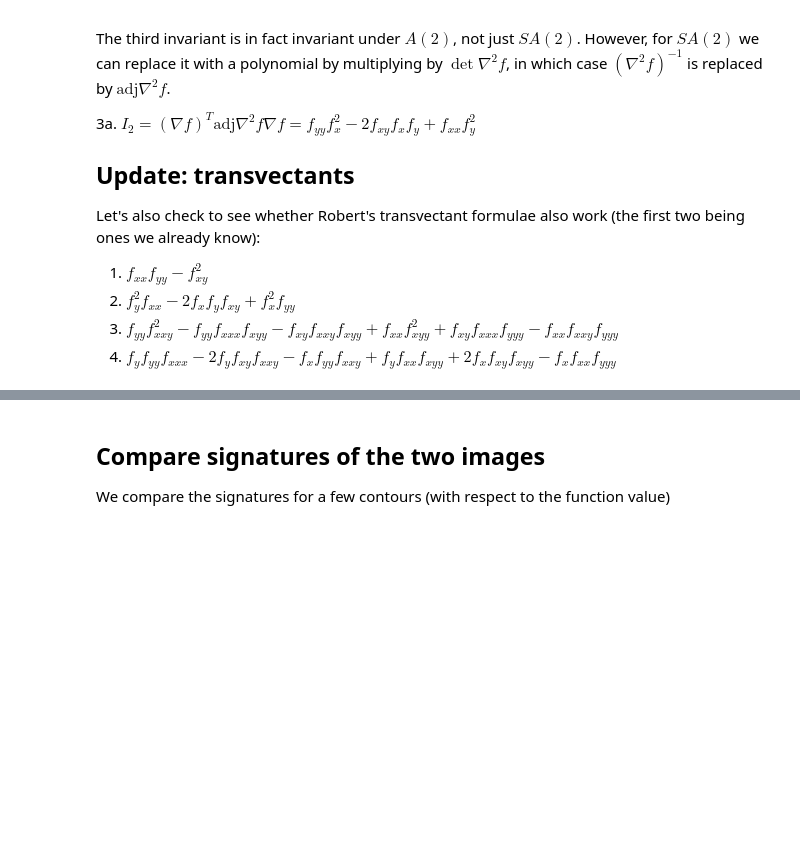
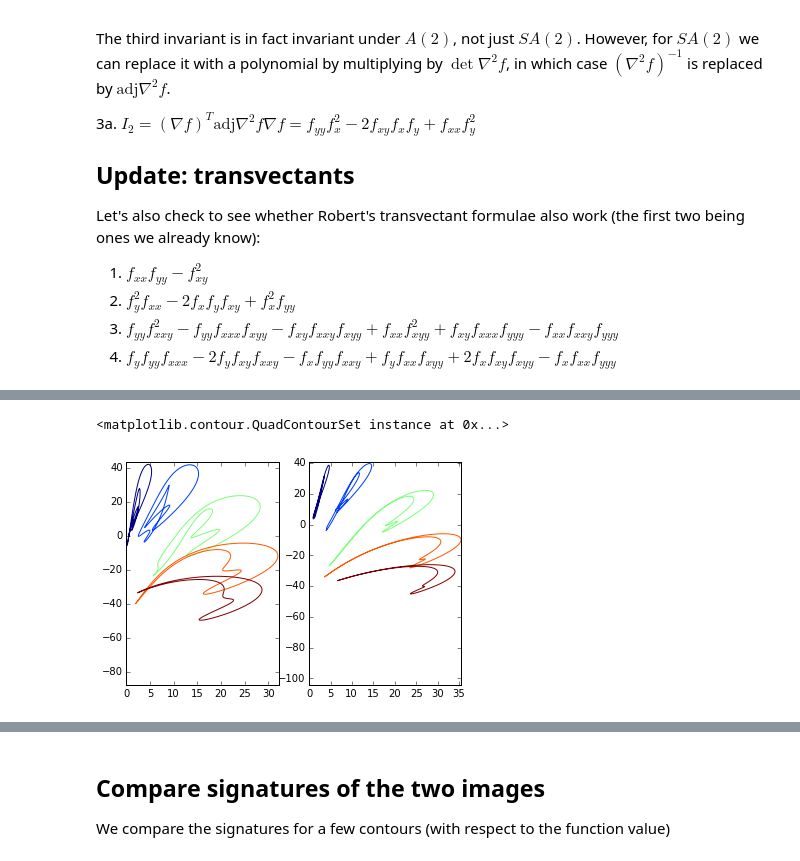
Before and after one commit to rgbrown/invariants, a Jupyter notebook: SA(2) invariant signatures.ipynb, the cells around one changed output, grey strips where cells are left out. Drawn from its saved outputs; the diff is of its cells as text; code cells hidden in the pictures; blank space fills up the shorter version.

Commit message:
Currents sort of working

```diff
--- a/SA(2) invariant signatures.ipynb
+++ b/SA(2) invariant signatures.ipynb
@@ -97,0 +160,29 @@ axarr[1].set_xlabel('After transformation')
+# %%
+def f(x, y):
+    return 0.5*(1 + np.sin(4*x) * np.cos(7*y)) * 2*np.exp(-10*((x - 0.1)**2 + (y+0.2)**2))
+
+def g(x, y):
+    return 0.5*(1 + np.sin(5*x) * np.cos(6*y)) * 2*np.exp(-12*((x - 0.1)**2 + (y+0.2)**2))
+
+def experiment(f, X, Y, h, var=0.01):
+    t = RandomEquiaffine()
+    F = t.forward_transform(f, X, Y)
+    W = 0*rand_noise(X.shape, var=var)
+    sig = SA2transvectants(F + W, h)
+    S = [sig[0], sig[1], sig[2]]
+    return {'C': currents(S, 1), 'S': S, 'F': F, 'W': W}
+
+def experiment_SE2(f, X, Y, h, var=0.01):
+    t = RandomSE2()
+    F = t.forward_transform(f, X, Y)
+    W = 0*rand_noise(X.shape, var=var)
+    sig = SE2signature(F + W, h)
+    S = [sig[0], sig[1], sig[2]]
+    return {'C': currents(S, 1), 'S': S, 'F': F, 'W': W}
+# %%
+n_transformations = 9
+h = 0.005
+X, Y = np.meshgrid(np.arange(-1.5, 1.5, h), np.arange(-1.5, 1.5, h))
+var = 0.1
+E1 = [experiment_SE2(f, X, Y, h, var=var) for i in range(n_transformations)]
+E2 = [experiment_SE2(g, X, Y, h, var=var) for i in range(n_transformations)]
@@ -97,0 +192,12 @@ axarr[1].set_xlabel('After transformation')
+# %%
+%matplotlib inline
+sig1 = E1[0]['S']
+sig2 = E2[0]['S']
+levels = [0.1, 0.25, 0.5, 0.75, 0.9]
+plt.subplot(1,2,1)
+plt.contour(sig1[1], sig1[2], sig1[0], levels=levels )
+plt.subplot(1,2,2)
+plt.contour(sig2[1], sig2[2], sig2[0], levels=levels )
+# %% [output]
+<matplotlib.contour.QuadContourSet instance at 0x...>
+[figure, added]
```
Also changed, not shown: parts of 20 cells of this notebook.
